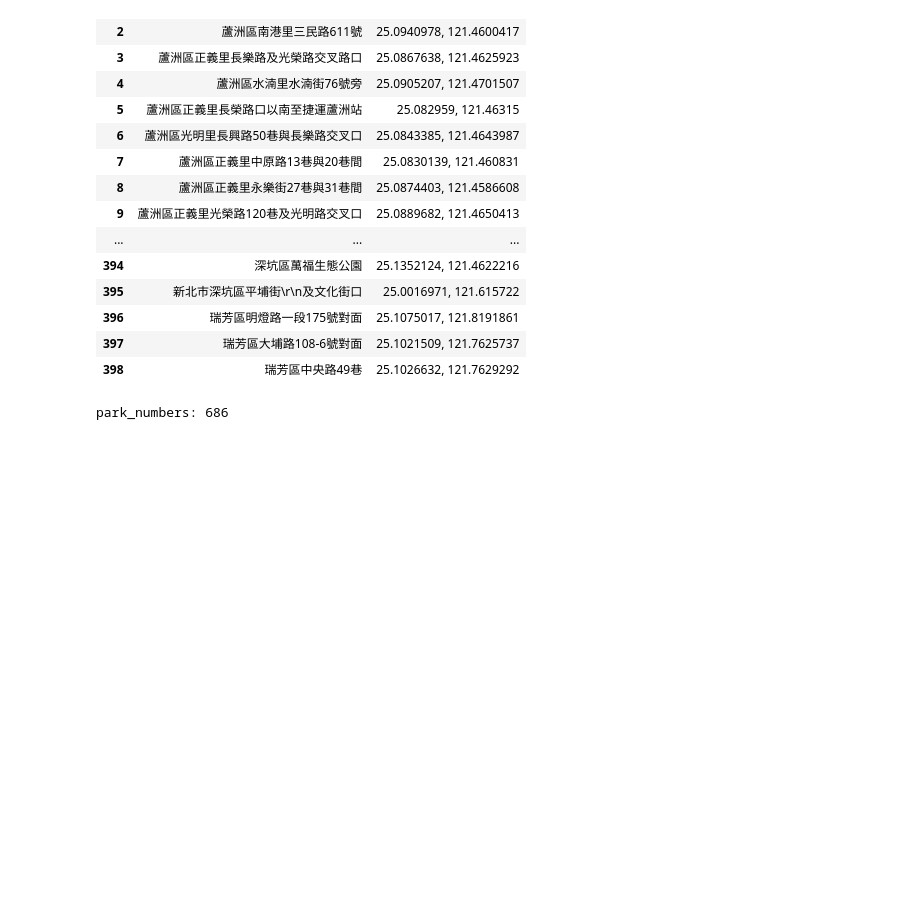
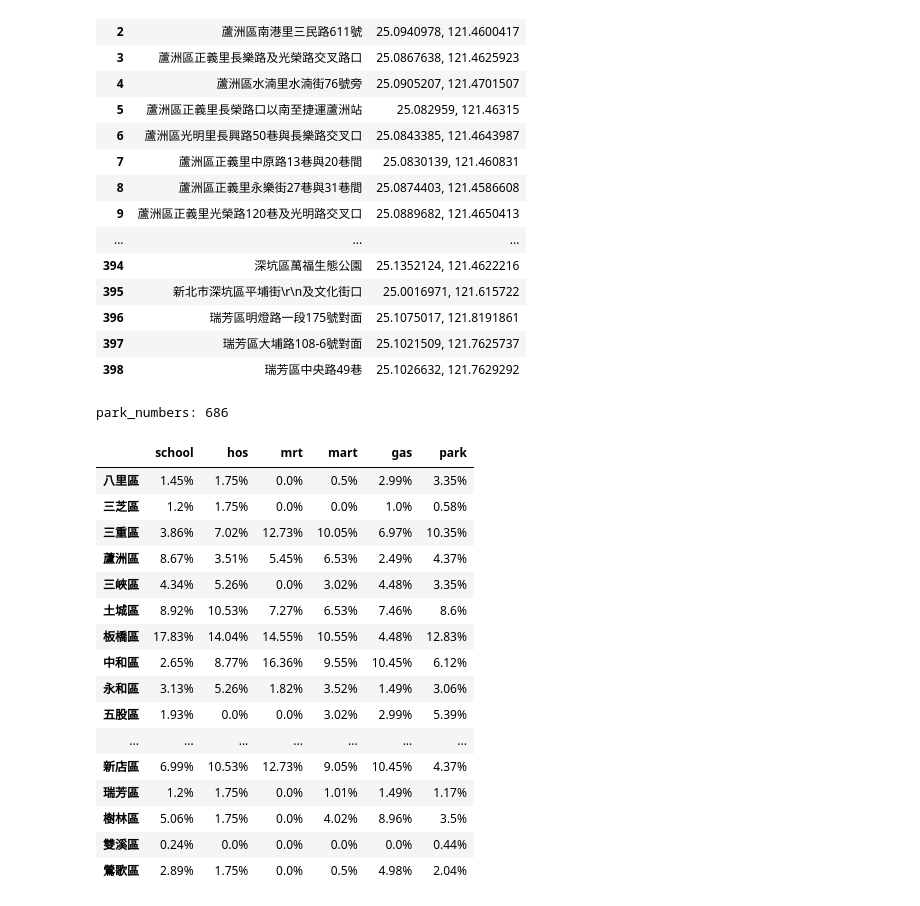
Before and after one commit to JamesKe860324/FinalProject, a Jupyter notebook: Model/Untitled.ipynb, the cells around one changed output. Saved outputs shown, nothing was run; the diff lists cells and outputs as text; code cells hidden in the pictures; blank space fills up the shorter version.

```diff
--- a/Model/Untitled.ipynb
+++ b/Model/Untitled.ipynb
@@ -404,0 +407,23 @@ new_taipei_city.to_csv('target.csv', index = False, encoding = 'utf-8')
+# %%
+data = pd.read_csv('target.csv')
+data.index = section_list
+# %%
+data
+# %% [output]
+|  | school | hos | mrt | mart | gas | park |
+| 八里區 | 1.45% | 1.75% | 0.0% | 0.5% | 2.99% | 3.35% |
+| 三芝區 | 1.2% | 1.75% | 0.0% | 0.0% | 1.0% | 0.58% |
+| 三重區 | 3.86% | 7.02% | 12.73% | 10.05% | 6.97% | 10.35% |
+| 蘆洲區 | 8.67% | 3.51% | 5.45% | 6.53% | 2.49% | 4.37% |
+| 三峽區 | 4.34% | 5.26% | 0.0% | 3.02% | 4.48% | 3.35% |
+| 土城區 | 8.92% | 10.53% | 7.27% | 6.53% | 7.46% | 8.6% |
+| 板橋區 | 17.83% | 14.04% | 14.55% | 10.55% | 4.48% | 12.83% |
+| 中和區 | 2.65% | 8.77% | 16.36% | 9.55% | 10.45% | 6.12% |
+| 永和區 | 3.13% | 5.26% | 1.82% | 3.52% | 1.49% | 3.06% |
+| 五股區 | 1.93% | 0.0% | 0.0% | 3.02% | 2.99% | 5.39% |
+| ... | ... | ... | ... | ... | ... | ... |
+| 新店區 | 6.99% | 10.53% | 12.73% | 9.05% | 10.45% | 4.37% |
+| 瑞芳區 | 1.2% | 1.75% | 0.0% | 1.01% | 1.49% | 1.17% |
+| 樹林區 | 5.06% | 1.75% | 0.0% | 4.02% | 8.96% | 3.5% |
+| 雙溪區 | 0.24% | 0.0% | 0.0% | 0.0% | 0.0% | 0.44% |
+| 鶯歌區 | 2.89% | 1.75% | 0.0% | 0.5% | 4.98% | 2.04% |
```
Also changed, not shown: parts of 2 cells of this notebook, 3 other files.
